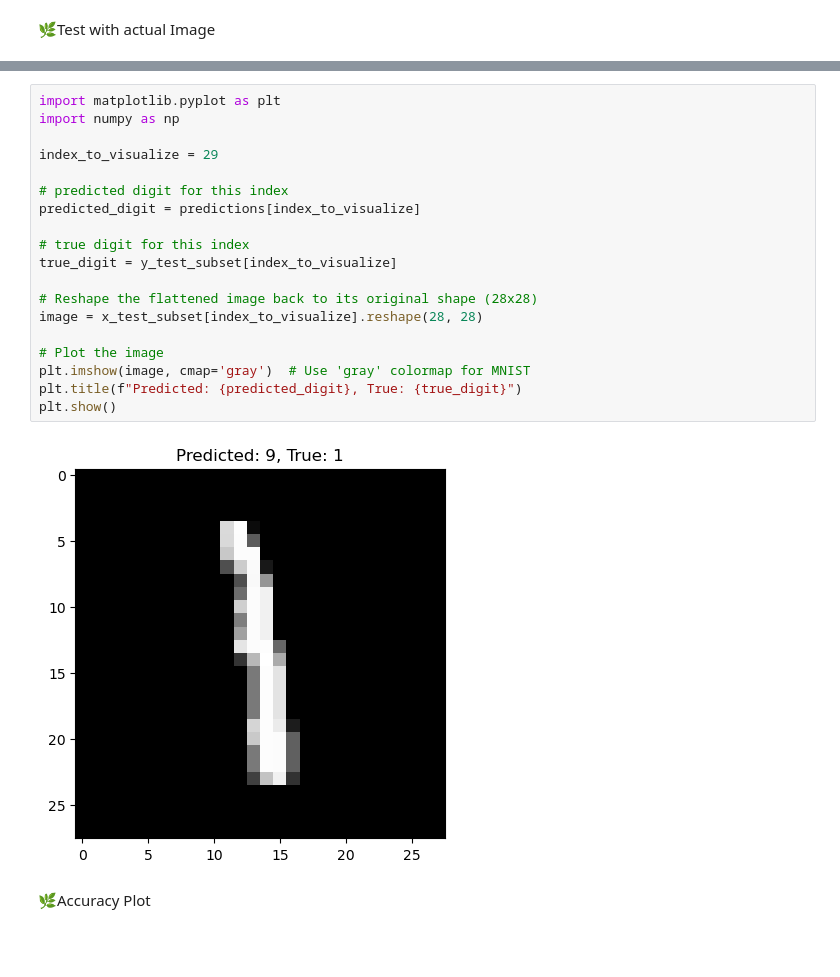
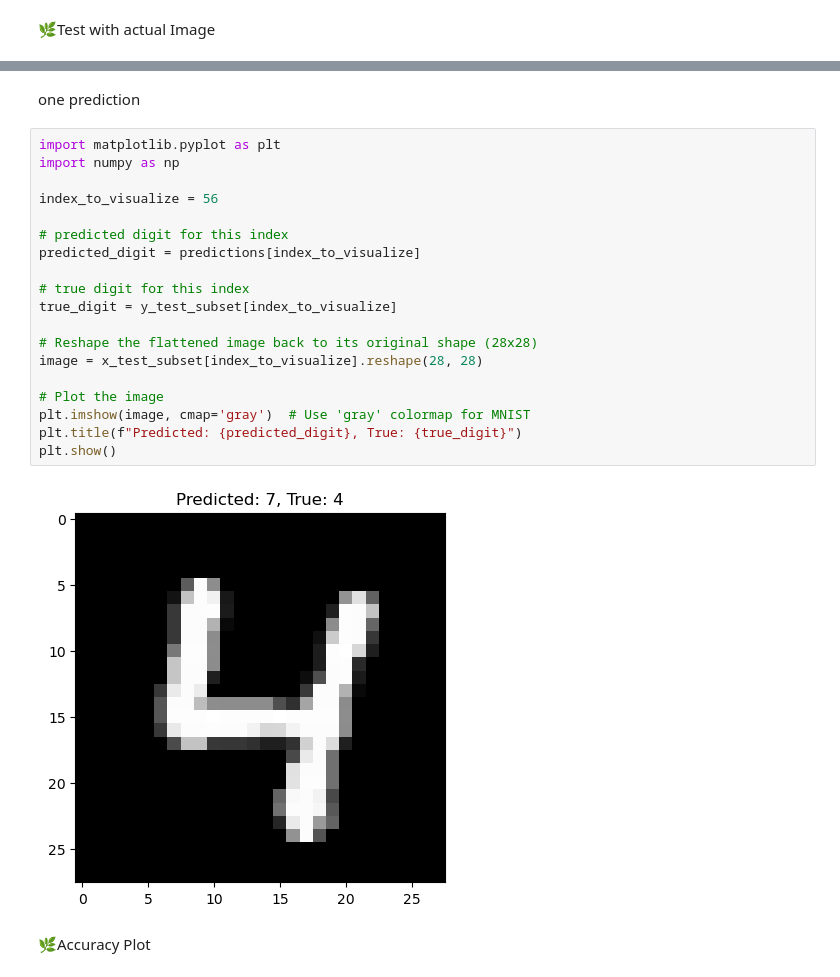
Before and after one commit to AP-047/rclass, a Jupyter notebook: test_grb.ipynb, the cells around one changed output, grey strips where cells are left out. Cells and saved outputs as stored; diff of their text form; blank space fills up the shorter version.

```diff
--- a/test_grb.ipynb
+++ b/test_grb.ipynb
@@ -198,24 +247,26 @@ Overall Testing Accuracy: 34.90%
+# %% [markdown]
+one prediction
 # %%
 import matplotlib.pyplot as plt
 import numpy as np
 
-index_to_visualize = 29
+index_to_visualize = 56
 
 # predicted digit for this index
 predicted_digit = predictions[index_to_visualize]
 
 # true digit for this index
 true_digit = y_test_subset[index_to_visualize]
 
 # Reshape the flattened image back to its original shape (28x28)
 image = x_test_subset[index_to_visualize].reshape(28, 28)
 
 # Plot the image
 plt.imshow(image, cmap='gray')  # Use 'gray' colormap for MNIST
 plt.title(f"Predicted: {predicted_digit}, True: {true_digit}")
 plt.show()
 # %% [output]
-[figure, old version]
+[figure, new version]
 # %% [markdown]
 🌿Accuracy Plot
 # %%
```
Also changed, not shown: parts of 5 cells of this notebook, 12 other files.
